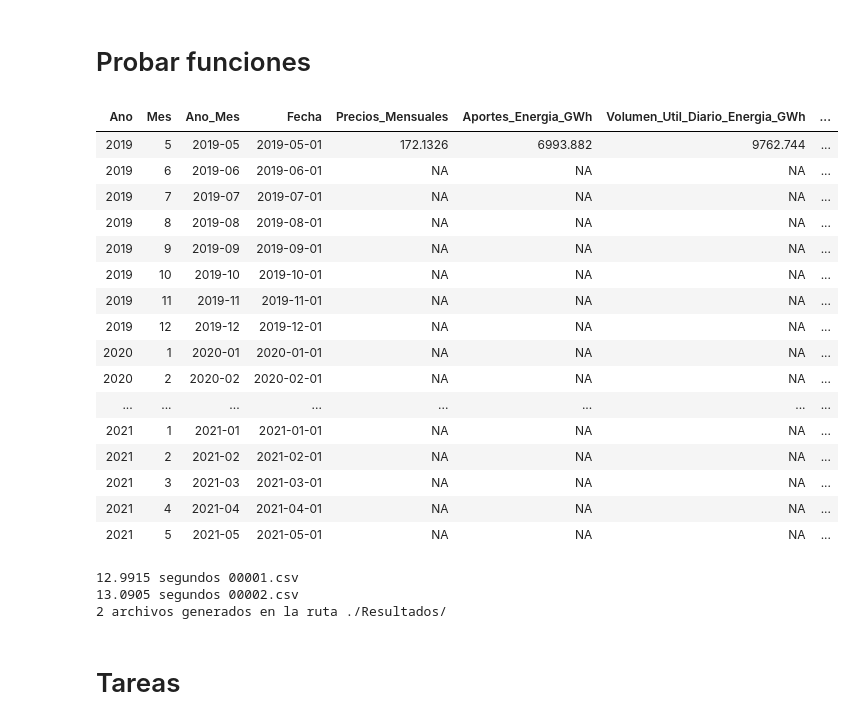
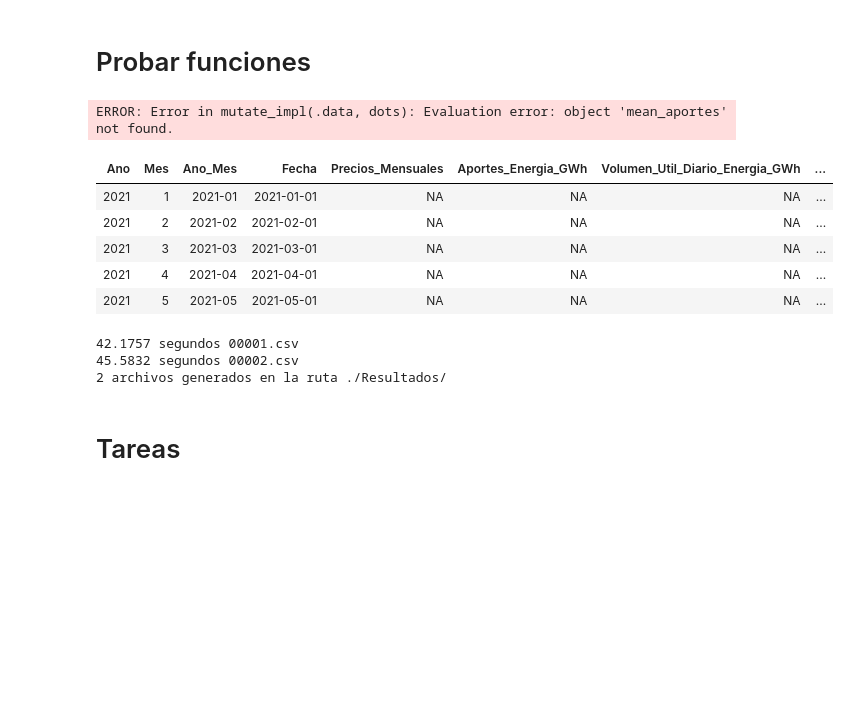
Before and after one commit to camilogavo/modelos_Bolsa, a Jupyter notebook: Models.ipynb, the cells around one changed output. Drawn from its saved outputs; the diff is of its cells as text; code cells hidden in the pictures; blank space fills up the shorter version.

Commit message:
modelo_precios_ok
ok

```diff
--- a/Models.ipynb
+++ b/Models.ipynb
@@ -137,7 +137,8 @@ reservas<-function(df, start_at, rezagos_aportes, rezagos_oni,rezagos_reserva, r
 
 
 
-        temp<-temp%>%select(-1,-2,-3,-Aportes_Normalizados,
+        temp<-temp%>%select(-1,-2,-3,
+                                    -Aportes_Normalizados,
                                     Reservas_Normalizadas,                     #Elimina Fecha, Aportes_Energia, ONI
                                     starts_with('Aportes_[0-9]'),               #Trae los rezagos de Aportes
                                     starts_with('Reservas_[0-9]'),              #Trae los rezagos de Reservas
@@ -167,12 +168,3 @@ reservas<-function(df, start_at, rezagos_aportes, rezagos_oni,rezagos_reserva, r
 
     return(df)
 }
-# %%
-precios<-function(df, start_at){
-
-    fechaini<-as.Date(start_at)
-    n_aleatorios<-df%>%filter(Fecha>=start_at)%>%select(Precios_Mensuales)%>%nrow
-    df$Precios_Mensuales[df$Fecha>=as.Date(start_at)]<-round(runif(n_aleatorios,min(df$Precios_Mensuales,na.rm = TRUE),max(df$Precios_Mensuales,na.rm = TRUE)),3)
-
-    return(df)
-}
@@ -212,29 +366,18 @@ normalizar_hidrologia<-function(df){
 # Probar funciones
 # %%
 df<-normalizar_hidrologia(df)
+df<-demanda(df,start_at = '2019-06-01')
 df<-columnas_calculadas(df)
-df<-demanda(df,start_at = '2019-06-01')
 df<-oni(df,start_at = '2019-06-01')
 df<-aportes(df,start_at = '2019-06-01',rezagos_oni = 12,rezagos_aportes = 24)
 df<-reservas(df,start_at = '2019-06-01', rezagos_oni = 12,rezagos_aportes = 24,rezagos_reserva = 24,rezagos_termica_hidrica = 12)
-
-
-#df<-precios(df,start_at = '2019-06-01')
+df<-precios(df,start_at = '2019-06-01',rezagos_precios = 24,rezagos_aportes = 24,rezagos_reserva = 24,rezagos_demanda = 24,rezagos_dem_cen = 24)
+# %% [output]
+ERROR: Error in mutate_impl(.data, dots): Evaluation error: object 'mean_aportes' not found.
 # %%
-df%>%tail(25)#%>%select(Fecha, ONI,Aportes_Normalizados,Reservas_Normalizadas)
+df%>%tail(5)#%>%select(Fecha, ONI,Aportes_Normalizados,Reservas_Normalizadas)
 # %% [output]
 | Ano | Mes | Ano_Mes | Fecha | Precios_Mensuales | Aportes_Energia_GWh | Volumen_Util_Diario_Energia_GWh | ... |
-| 2019 | 5 | 2019-05 | 2019-05-01 | 172.1326 | 6993.882 | 9762.744 | ... |
-| 2019 | 6 | 2019-06 | 2019-06-01 | NA | NA | NA | ... |
-| 2019 | 7 | 2019-07 | 2019-07-01 | NA | NA | NA | ... |
-| 2019 | 8 | 2019-08 | 2019-08-01 | NA | NA | NA | ... |
-| 2019 | 9 | 2019-09 | 2019-09-01 | NA | NA | NA | ... |
-| 2019 | 10 | 2019-10 | 2019-10-01 | NA | NA | NA | ... |
-| 2019 | 11 | 2019-11 | 2019-11-01 | NA | NA | NA | ... |
-| 2019 | 12 | 2019-12 | 2019-12-01 | NA | NA | NA | ... |
-| 2020 | 1 | 2020-01 | 2020-01-01 | NA | NA | NA | ... |
-| 2020 | 2 | 2020-02 | 2020-02-01 | NA | NA | NA | ... |
-| ... | ... | ... | ... | ... | ... | ... | ... |
 | 2021 | 1 | 2021-01 | 2021-01-01 | NA | NA | NA | ... |
 | 2021 | 2 | 2021-02 | 2021-02-01 | NA | NA | NA | ... |
 | 2021 | 3 | 2021-03 | 2021-03-01 | NA | NA | NA | ... |
@@ -309,15 +461,19 @@ generar_archivos<-function(df,
 
 }
 # %%
-generar_archivos(df,start_at = '2019-06-01', rezagos_oni = 12,
+generar_archivos(df,start_at = '2019-06-01',
+                                             rezagos_precios =24,
+                                             rezagos_oni = 12,
                                              rezagos_aportes = 24,
                                              rezagos_reserva = 24,
+                                             rezagos_demanda = 24,
+                                             rezagos_dem_cen = 24,
                                              rezagos_termica_hidrica=24,
                                              n_iter = 2,
                                              folder_location = './Resultados/')
 # %% [output]
-12.9915 segundos 00001.csv
-13.0905 segundos 00002.csv
+42.1757 segundos 00001.csv
+45.5832 segundos 00002.csv
 2 archivos generados en la ruta ./Resultados/
 # %% [markdown]
 # Tareas
```
Also changed, not shown: parts of 4 cells of this notebook, 2 other files.
